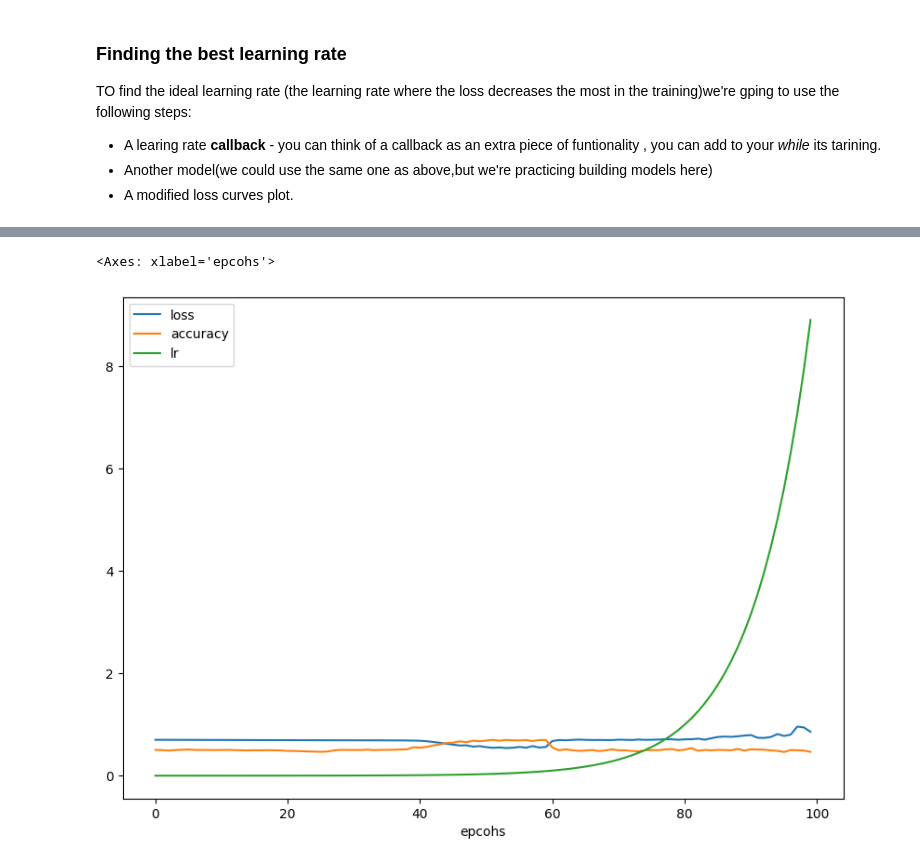
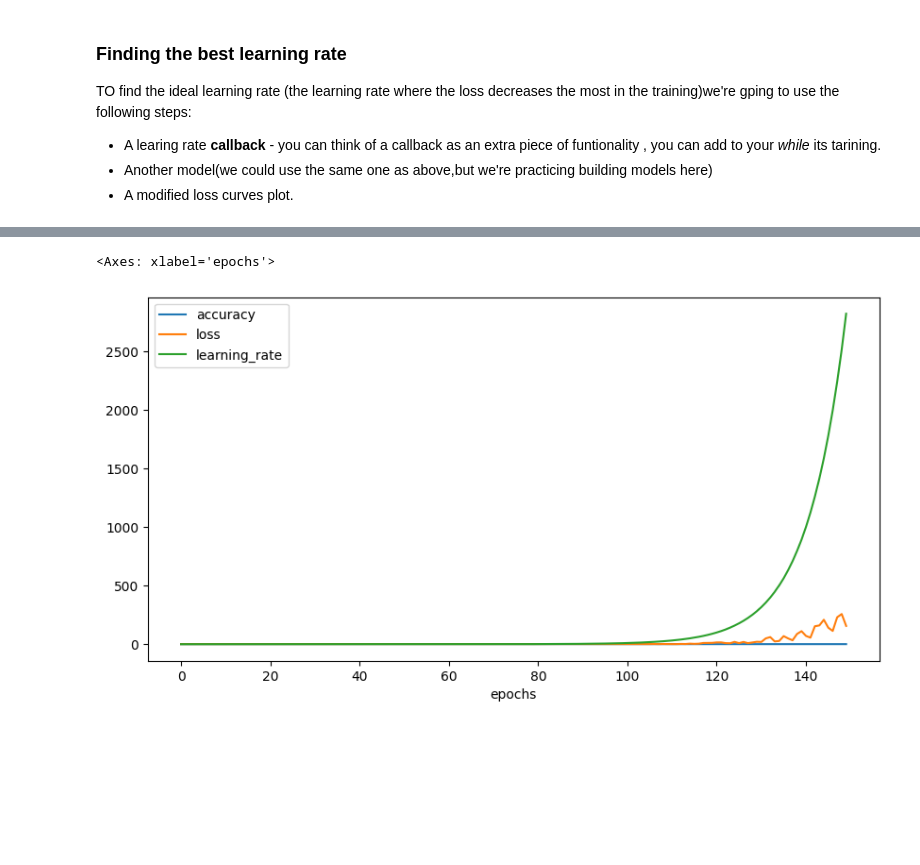
Before and after one commit to saipraneethamvudutha/TensorFlow-Daniel-Brouke, a Jupyter notebook: 02_neural_network_classification.ipynb, the cells around one changed output, grey strips where cells are left out. Saved outputs shown, nothing was run; the diff lists cells and outputs as text; code cells hidden in the pictures; blank space fills up the shorter version.

Commit message:
learning rate scheduler and intro to eval metrics

```diff
--- a/02_neural_network_classification.ipynb
+++ b/02_neural_network_classification.ipynb
@@ -864,3 +843,24 @@ TO find the ideal learning rate (the learning rate where the loss decreases the
 * A learing rate **callback** - you can think of a callback as an extra piece of funtionality , you can add to your *while* its tarining.
 * Another model(we could use the same one as above,but we're practicing building models here)
 * A modified loss curves plot.
+# %%
+# Set random seed
+tf.random.set_seed(42)
+
+# Create the model
+model_11=tf.keras.Sequential([
+    tf.keras.layers.Dense(4,activation="relu"),
+    tf.keras.layers.Dense(4,activation="relu"),
+    tf.keras.layers.Dense(1,activation="sigmoid")
+])
+
+# Compile the model
+model_11.compile(loss="binary_crossentropy",
+                 optimizer="Adam",
+                 metrics=["accuracy"])
+
+# Create a learning rate callback
+lr_scheduler=tf.keras.callbacks.LearningRateScheduler(lambda epoch:1e-4*10**(epoch/20))
+
+# Fit the model
+history_11=model_11.fit(X_train,y_train,epochs=150,callbacks=[lr_scheduler])
@@ -867,6 +885,6 @@ TO find the ideal learning rate (the learning rate where the loss decreases the
 # %%
-# Check out the history
-pd.DataFrame(history_11.history).plot(figsize=(10,7),xlabel="epcohs")
+#Checkout the history
+pd.DataFrame(history_11.history).plot(figsize=(10,5),xlabel="epochs")
 # %% [output]
-<Axes: xlabel='epcohs'>
+<Axes: xlabel='epochs'>
-[figure, old version]
+[figure, new version]
```
Also changed, not shown: parts of 46 cells of this notebook.
